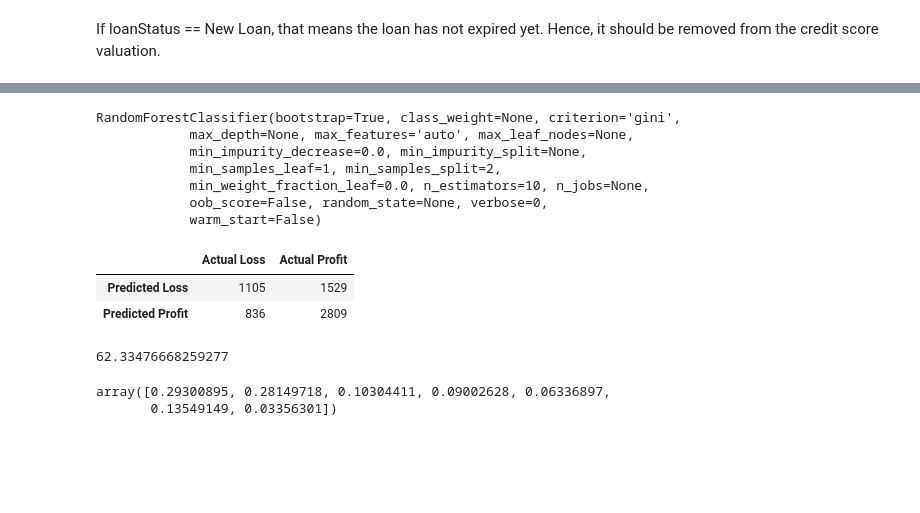
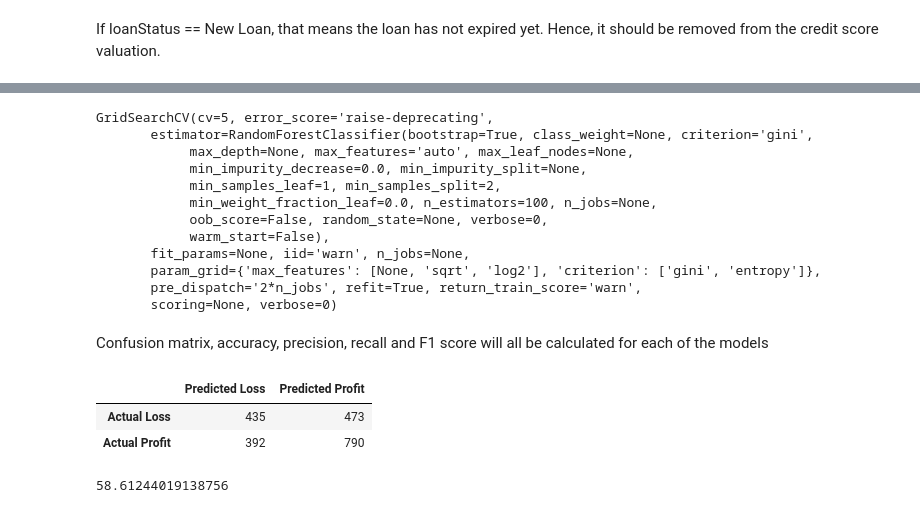
Before and after one commit to yhl48/Loan-Repayment, a Jupyter notebook: Credit Risk Assessment.ipynb, the cells around one changed output, grey strips where cells are left out. Drawn from its saved outputs; the diff is of its cells as text; code cells hidden in the pictures; blank space fills up the shorter version.

```diff
--- a/Credit Risk Assessment.ipynb
+++ b/Credit Risk Assessment.ipynb
@@ -322,33 +355,39 @@ See the caveats in the documentation: http://pandas.pydata.org/pandas-docs/stabl
 # %%
-X_train, X_test, y_train, y_test = train_test_split(data.iloc[:, 0:-1], data.iloc[:, -1], test_size=0.3, random_state=42)
+X_train, X_test, y_train, y_test = \
+train_test_split(data.iloc[:, 0:-1], data.iloc[:, -1], test_size=0.1, random_state=42)
+
+rf = RandomForestClassifier(n_estimators=100)
+parameters = {'criterion': ['gini', 'entropy'],
+             'max_features': [None, 'sqrt', 'log2']}
+clf = GridSearchCV(rf, parameters, cv=5)
+clf.fit(X_train, y_train)
+# %% [output]
+GridSearchCV(cv=5, error_score='raise-deprecating',
+       estimator=RandomForestClassifier(bootstrap=True, class_weight=None, criterion='gini',
+            max_depth=None, max_features='auto', max_leaf_nodes=None,
+            min_impurity_decrease=0.0, min_impurity_split=None,
+            min_samples_leaf=1, min_samples_split=2,
+            min_weight_fraction_leaf=0.0, n_estimators=100, n_jobs=None,
+            oob_score=False, random_state=None, verbose=0,
+            warm_start=False),
+       fit_params=None, iid='warn', n_jobs=None,
+       param_grid={'max_features': [None, 'sqrt', 'log2'], 'criterion': ['gini', 'entropy']},
+       pre_dispatch='2*n_jobs', refit=True, return_train_score='warn',
+       scoring=None, verbose=0)
-# %%
-clf = RandomForestClassifier()
-# %%
-clf.fit(X_train, y_train)
-# %% [output]
-RandomForestClassifier(bootstrap=True, class_weight=None, criterion='gini',
-            max_depth=None, max_features='auto', max_leaf_nodes=None,
-            min_impurity_decrease=0.0, min_impurity_split=None,
-            min_samples_leaf=1, min_samples_split=2,
-            min_weight_fraction_leaf=0.0, n_estimators=10, n_jobs=None,
-            oob_score=False, random_state=None, verbose=0,
-            warm_start=False)
 # %%
 prediction = clf.predict(X_test)
+# %% [markdown]
+Confusion matrix, accuracy, precision, recall and F1 score will all be calculated for each of the models
 # %%
 confusion = pd.DataFrame(confusion_matrix(np.array(list(y_test)), prediction))
-confusion.rename(columns={0: 'Actual Loss', 1: 'Actual Profit'}, index={0: 'Predicted Loss', 1: 'Predicted Profit'})
+confusion.rename(columns={0: 'Predicted Loss', 1: 'Predicted Profit'},
+                              index={0: 'Actual Loss', 1: 'Actual Profit'})
 # %% [output]
-|  | Actual Loss | Actual Profit |
-| Predicted Loss | 1105 | 1529 |
-| Predicted Profit | 836 | 2809 |
+|  | Predicted Loss | Predicted Profit |
+| Actual Loss | 435 | 473 |
+| Actual Profit | 392 | 790 |
 # %%
 accuracy = accuracy_score(np.array(list(y_test)), prediction) * 100
 accuracy
 # %% [output]
-62.33476668259277
+58.61244019138756
-# %%
-clf.feature_importances_
-# %% [output]
-array([0.29300895, 0.28149718, 0.10304411, 0.09002628, 0.06336897,
-       0.13549149, 0.03356301])
```
Also changed, not shown: parts of 66 cells of this notebook.
